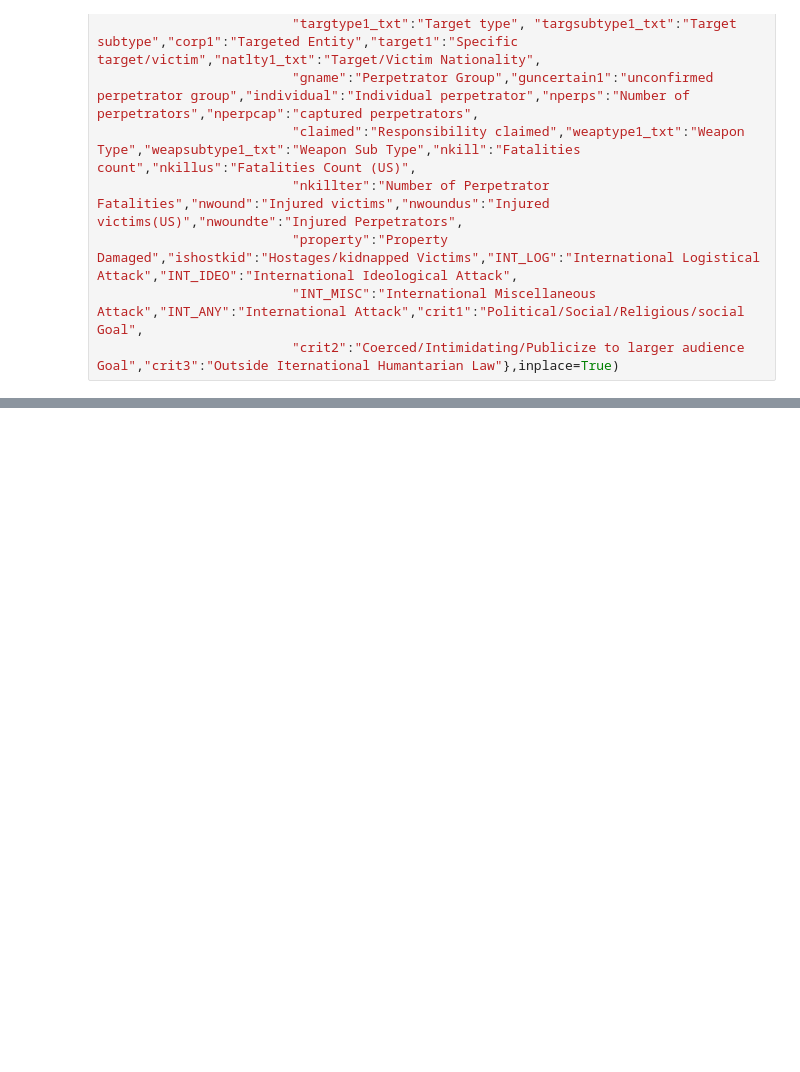
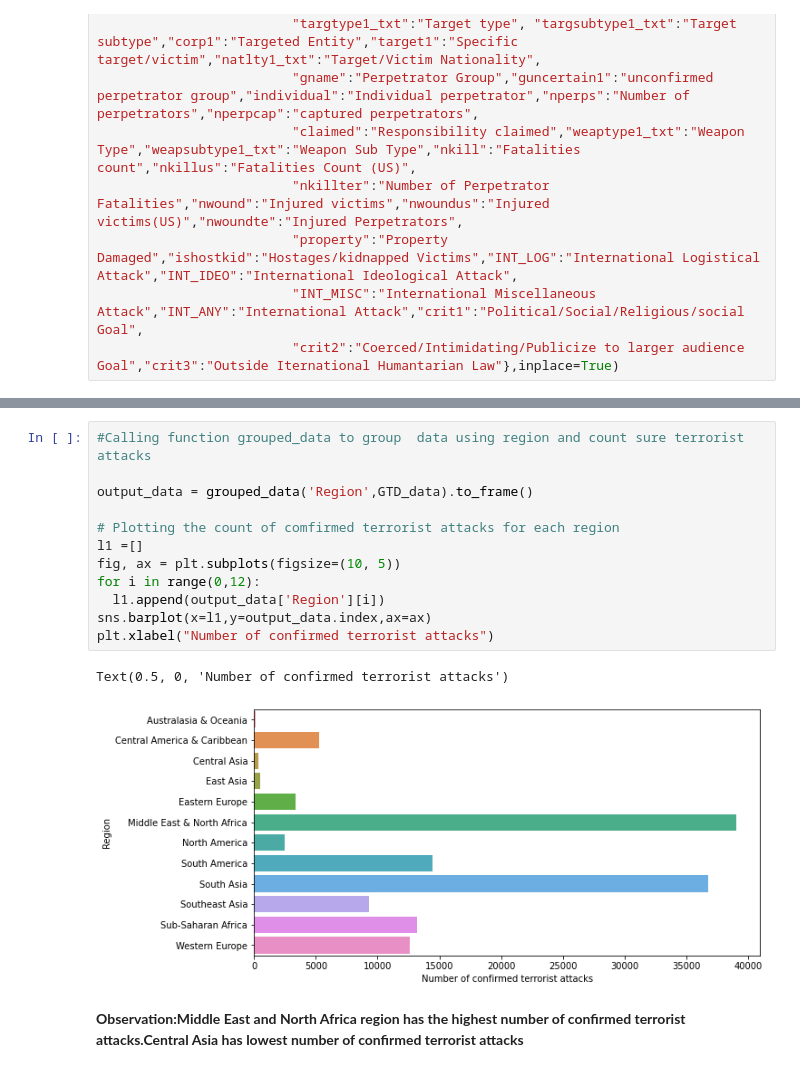
Before and after one commit to SAKSHIDHYANI/Global-Terrorism-Analysis, a Jupyter notebook: Global_Terrorism_Analysis.ipynb, the cells around one changed output, grey strips where cells are left out. Drawn from its saved outputs; the diff is of its cells as text; blank space fills up the shorter version.

```diff
--- a/Global_Terrorism_Analysis.ipynb
+++ b/Global_Terrorism_Analysis.ipynb
@@ -252,0 +333,17 @@ GTD_data.head(5)
+# %%
+#Calling function grouped_data to group  data using region and count sure terrorist attacks
+
+output_data = grouped_data('Region',GTD_data).to_frame()
+
+# Plotting the count of comfirmed terrorist attacks for each region
+l1 =[]
+fig, ax = plt.subplots(figsize=(10, 5))
+for i in range(0,12):
+  l1.append(output_data['Region'][i])
+sns.barplot(x=l1,y=output_data.index,ax=ax)
+plt.xlabel("Number of confirmed terrorist attacks")
+# %% [output]
+Text(0.5, 0, 'Number of confirmed terrorist attacks')
+[figure, added]
+# %% [markdown]
+**Observation:Middle East and North Africa region has the highest number of confirmed terrorist attacks.Central Asia has lowest number of confirmed terrorist attacks**
```
Also changed, not shown: parts of 11 cells of this notebook.
